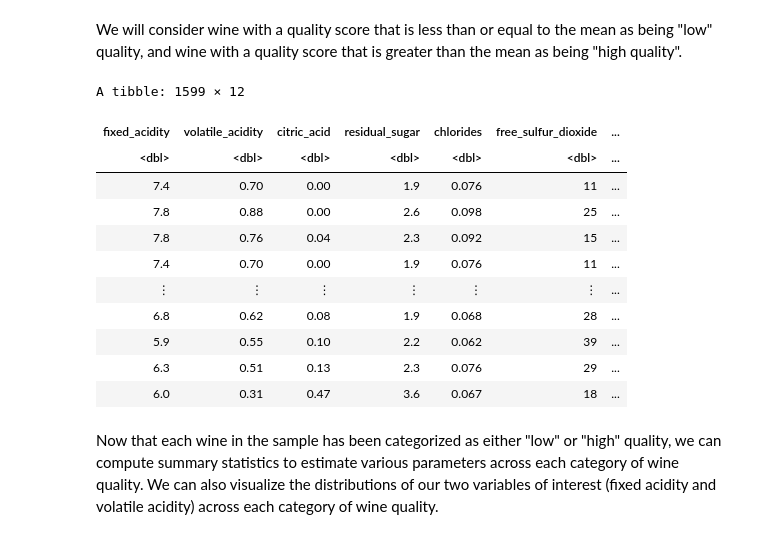
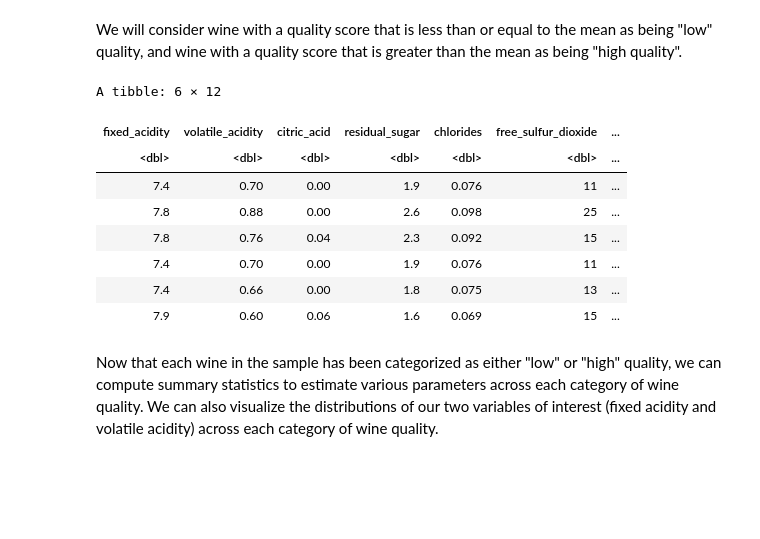
Before and after one commit to aleong2004/Wine-Composition, a Jupyter notebook: Proposal.ipynb, the cells around one changed output. Saved outputs shown, nothing was run; the diff lists cells and outputs as text; code cells hidden in the pictures; blank space fills up the shorter version.

```diff
--- a/Proposal.ipynb
+++ b/Proposal.ipynb
@@ -99,28 +88,25 @@ We will consider wine with a quality score that is less than or equal to the mea
 # %%
 #converting quality to "HIGH" or "LOW"
 low_quality <- raw_wine_data |>
     filter(quality <= mean_quality) |>
     mutate(quality = "LOW")
 
 high_quality <- raw_wine_data |>
     filter(quality > mean_quality) |>
     mutate(quality = "HIGH")
 
 wine_data <- bind_rows(low_quality, high_quality)
-wine_data
+head(wine_data)
 # %% [output]
-A tibble: 1599 × 12
+A tibble: 6 × 12
 | fixed_acidity | volatile_acidity | citric_acid | residual_sugar | chlorides | free_sulfur_dioxide | ... |
 | <dbl> | <dbl> | <dbl> | <dbl> | <dbl> | <dbl> | ... |
 | 7.4 | 0.70 | 0.00 | 1.9 | 0.076 | 11 | ... |
 | 7.8 | 0.88 | 0.00 | 2.6 | 0.098 | 25 | ... |
 | 7.8 | 0.76 | 0.04 | 2.3 | 0.092 | 15 | ... |
 | 7.4 | 0.70 | 0.00 | 1.9 | 0.076 | 11 | ... |
-| ⋮ | ⋮ | ⋮ | ⋮ | ⋮ | ⋮ | ... |
-| 6.8 | 0.62 | 0.08 | 1.9 | 0.068 | 28 | ... |
-| 5.9 | 0.55 | 0.10 | 2.2 | 0.062 | 39 | ... |
-| 6.3 | 0.51 | 0.13 | 2.3 | 0.076 | 29 | ... |
-| 6.0 | 0.31 | 0.47 | 3.6 | 0.067 | 18 | ... |
+| 7.4 | 0.66 | 0.00 | 1.8 | 0.075 | 13 | ... |
+| 7.9 | 0.60 | 0.06 | 1.6 | 0.069 | 15 | ... |
 # %% [markdown]
 Now that each wine in the sample has been categorized as either "low" or "high" quality, we can compute summary statistics to estimate various parameters across each category of wine quality. We can also visualize the distributions of our two variables of interest (fixed acidity and volatile acidity) across each category of wine quality.
 # %%
```
Also changed, not shown: parts of 5 cells of this notebook.
